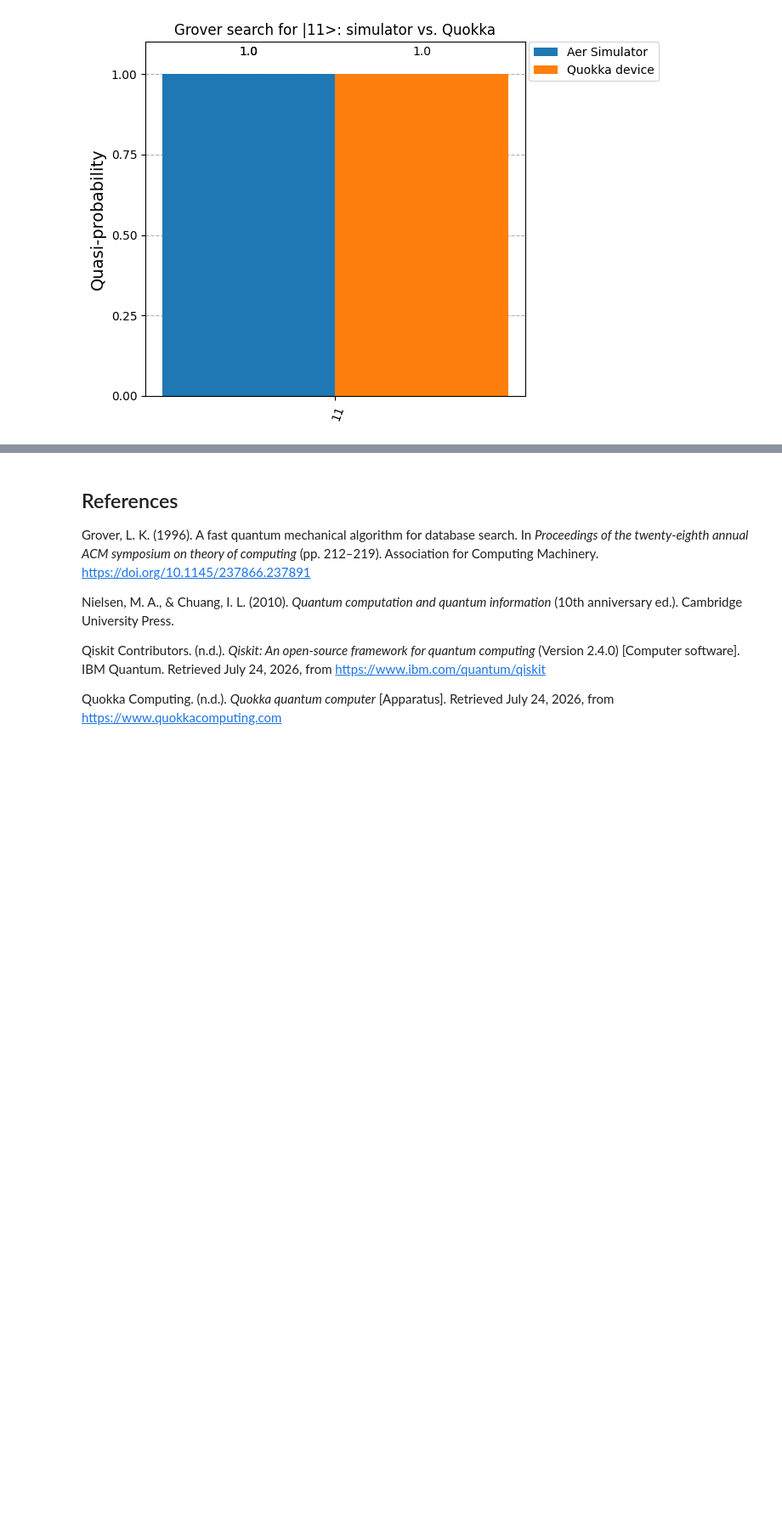
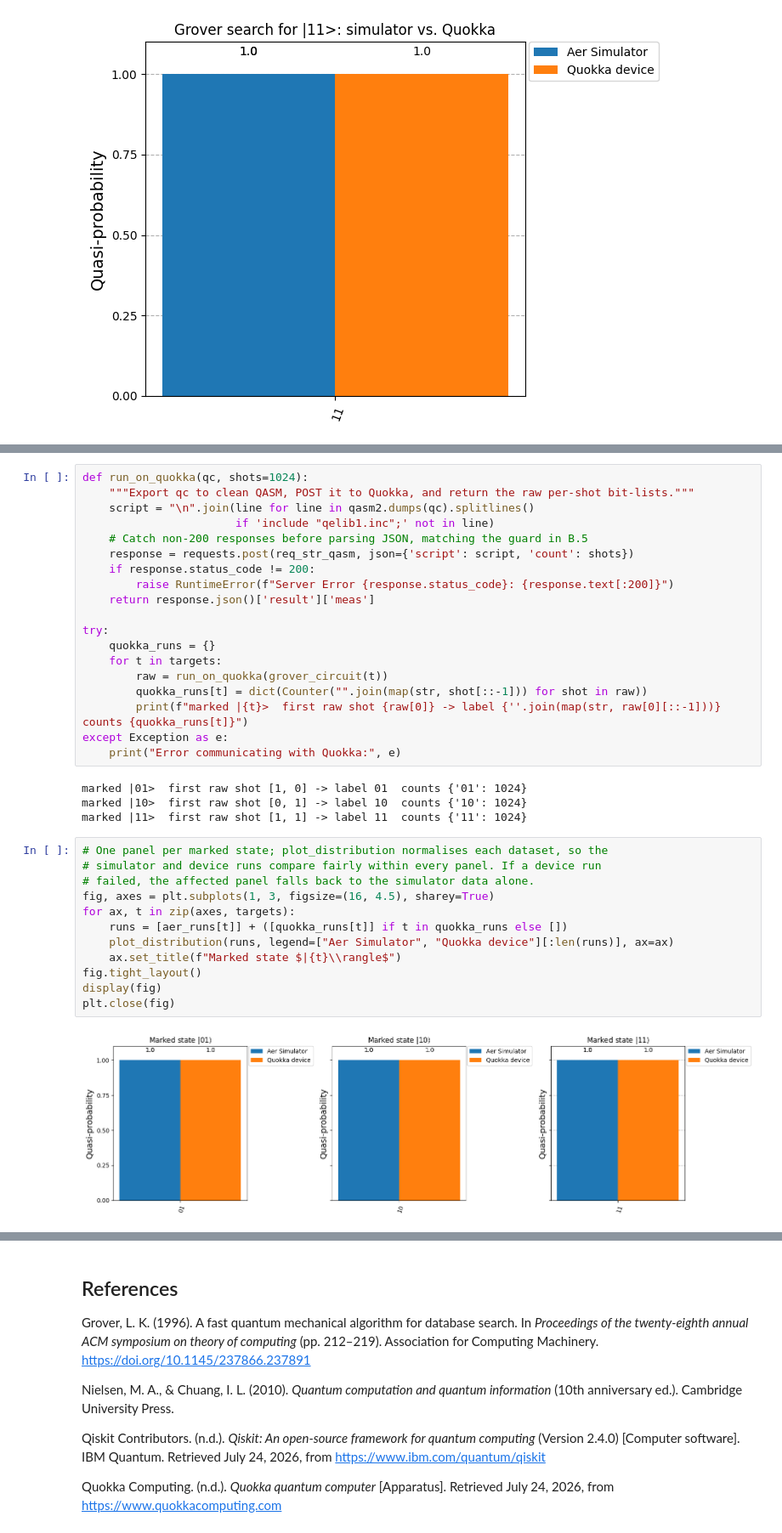
Before and after one commit to eirikrbe/MSE802-PSD, a Jupyter notebook: MSE802_Assessment2/Task2 Part B/Task2_Qiskit_Circuits_Part B.ipynb, the cells around one changed output, grey strips where cells are left out. Shown at 85% size. Saved outputs shown, nothing was run; the diff lists cells and outputs as text; blank space fills up the shorter version.

```diff
--- a/MSE802_Assessment2/Task2 Part B/Task2_Qiskit_Circuits_Part B.ipynb
+++ b/MSE802_Assessment2/Task2 Part B/Task2_Qiskit_Circuits_Part B.ipynb
@@ -285,0 +365,37 @@ plot_distribution([counts, quokka_counts],
+# %%
+def run_on_quokka(qc, shots=1024):
+    """Export qc to clean QASM, POST it to Quokka, and return the raw per-shot bit-lists."""
+    script = "\n".join(line for line in qasm2.dumps(qc).splitlines()
+                       if 'include "qelib1.inc";' not in line)
+    # Catch non-200 responses before parsing JSON, matching the guard in B.5
+    response = requests.post(req_str_qasm, json={'script': script, 'count': shots})
+    if response.status_code != 200:
+        raise RuntimeError(f"Server Error {response.status_code}: {response.text[:200]}")
+    return response.json()['result']['meas']
+
+try:
+    quokka_runs = {}
+    for t in targets:
+        raw = run_on_quokka(grover_circuit(t))
+        quokka_runs[t] = dict(Counter("".join(map(str, shot[::-1])) for shot in raw))
+        print(f"marked |{t}>  first raw shot {raw[0]} -> label {''.join(map(str, raw[0][::-1]))}  counts {quokka_runs[t]}")
+except Exception as e:
+    print("Error communicating with Quokka:", e)
+# %% [output]
+marked |01>  first raw shot [1, 0] -> label 01  counts {'01': 1024}
+marked |10>  first raw shot [0, 1] -> label 10  counts {'10': 1024}
+marked |11>  first raw shot [1, 1] -> label 11  counts {'11': 1024}
+# %%
+# One panel per marked state; plot_distribution normalises each dataset, so the
+# simulator and device runs compare fairly within every panel. If a device run
+# failed, the affected panel falls back to the simulator data alone.
+fig, axes = plt.subplots(1, 3, figsize=(16, 4.5), sharey=True)
+for ax, t in zip(axes, targets):
+    runs = [aer_runs[t]] + ([quokka_runs[t]] if t in quokka_runs else [])
+    plot_distribution(runs, legend=["Aer Simulator", "Quokka device"][:len(runs)], ax=ax)
+    ax.set_title(f"Marked state $|{t}\\rangle$")
+fig.tight_layout()
+display(fig)
+plt.close(fig)
+# %% [output]
+[figure, added]
```
Also changed, not shown: parts of 10 cells of this notebook.
